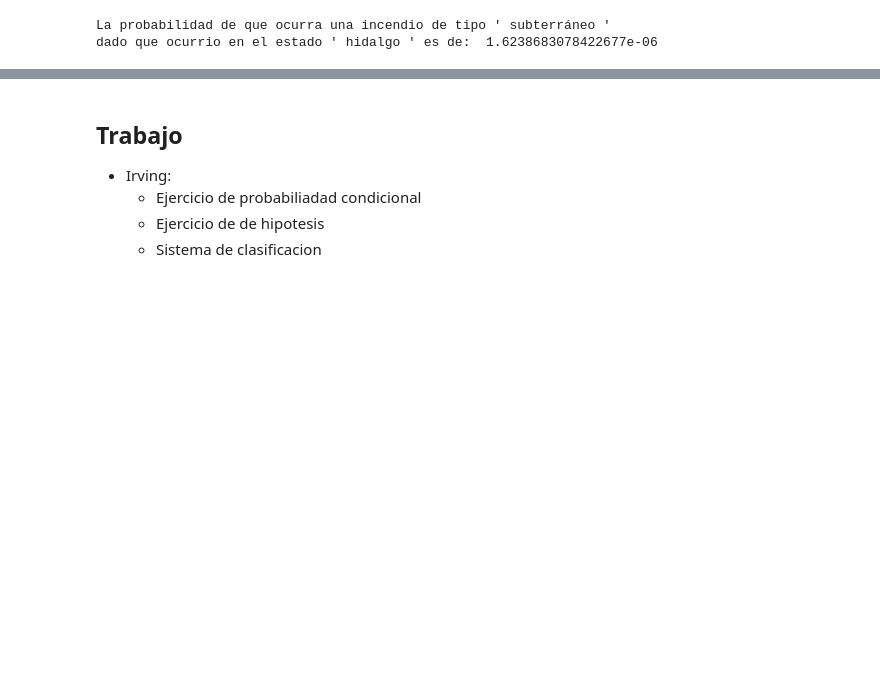
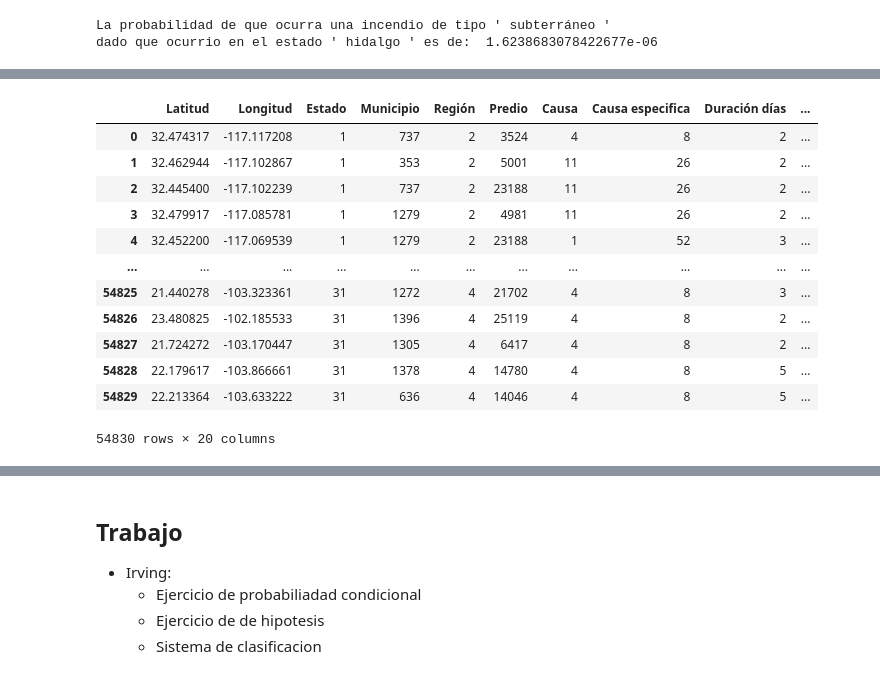
Before and after one commit to IrvingJ22/ForestFires_Mexico, a Jupyter notebook: firesData.ipynb, the cells around one changed output, grey strips where cells are left out. Cells and saved outputs as stored; diff of their text form; code cells hidden in the pictures; blank space fills up the shorter version.

```diff
--- a/firesData.ipynb
+++ b/firesData.ipynb
@@ -310,0 +299,18 @@ memory usage: 8.9+ MB
+# %%
+columas_eliminaando = ['Clave del incendio', 'Año']
+df_encoded = df_encoded.drop(columas_eliminaando, axis=1)
+df_encoded
+# %% [output]
+|  | Latitud | Longitud | Estado | Municipio | Región | Predio | Causa | Causa especifica | Duración días | ... |
+| 0 | 32.474317 | -117.117208 | 1 | 737 | 2 | 3524 | 4 | 8 | 2 | ... |
+| 1 | 32.462944 | -117.102867 | 1 | 353 | 2 | 5001 | 11 | 26 | 2 | ... |
+| 2 | 32.445400 | -117.102239 | 1 | 737 | 2 | 23188 | 11 | 26 | 2 | ... |
+| 3 | 32.479917 | -117.085781 | 1 | 1279 | 2 | 4981 | 11 | 26 | 2 | ... |
+| 4 | 32.452200 | -117.069539 | 1 | 1279 | 2 | 23188 | 1 | 52 | 3 | ... |
+| ... | ... | ... | ... | ... | ... | ... | ... | ... | ... | ... |
+| 54825 | 21.440278 | -103.323361 | 31 | 1272 | 4 | 21702 | 4 | 8 | 3 | ... |
+| 54826 | 23.480825 | -102.185533 | 31 | 1396 | 4 | 25119 | 4 | 8 | 2 | ... |
+| 54827 | 21.724272 | -103.170447 | 31 | 1305 | 4 | 6417 | 4 | 8 | 2 | ... |
+| 54828 | 22.179617 | -103.866661 | 31 | 1378 | 4 | 14780 | 4 | 8 | 5 | ... |
+| 54829 | 22.213364 | -103.633222 | 31 | 636 | 4 | 14046 | 4 | 8 | 5 | ... |
+54830 rows × 20 columns
```
Also changed, not shown: parts of 16 cells of this notebook.
